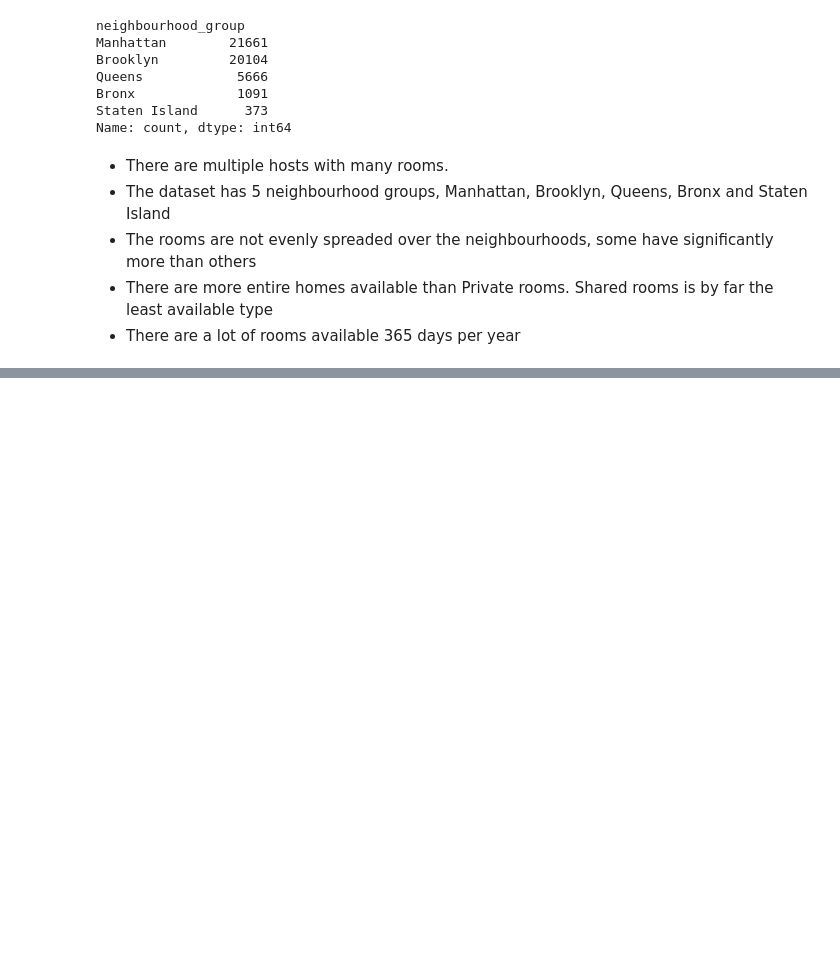
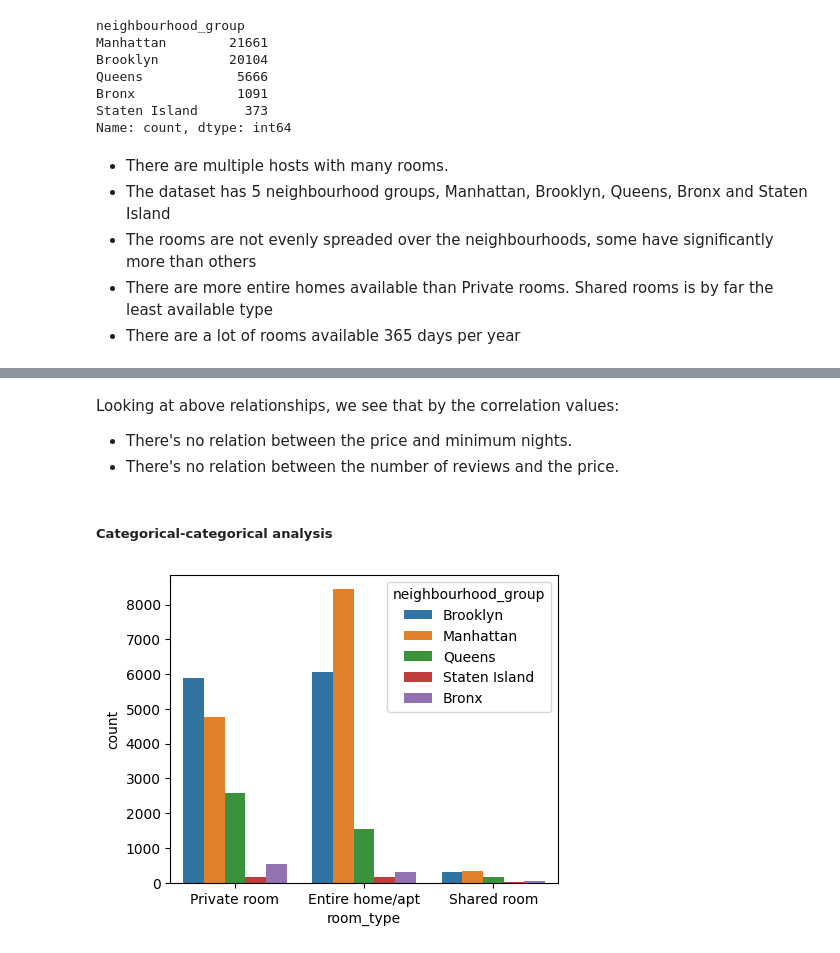
Before and after one commit to puupa/Data_Preprocessing_Project, a Jupyter notebook: src/explore.ipynb, the cells around one changed output, grey strips where cells are left out. Cells and saved outputs as stored; diff of their text form; code cells hidden in the pictures; blank space fills up the shorter version.

```diff
--- a/src/explore.ipynb
+++ b/src/explore.ipynb
@@ -159,0 +211,16 @@ Name: count, dtype: int64
+# %% [markdown]
+Looking at above relationships, we see that by the correlation values:
+
+- There's no relation between the price and minimum nights.
+- There's no relation between the number of reviews and the price.
+# %% [markdown]
+##### Categorical-categorical analysis
+# %%
+fig, axis = plt.subplots(figsize = (5, 4))
+
+sns.countplot(data = data_clean, x = "room_type", hue = "neighbourhood_group")
+
+# Show the plot
+plt.show()
+# %% [output]
+[figure, added]
```
Also changed, not shown: parts of 6 cells of this notebook.
